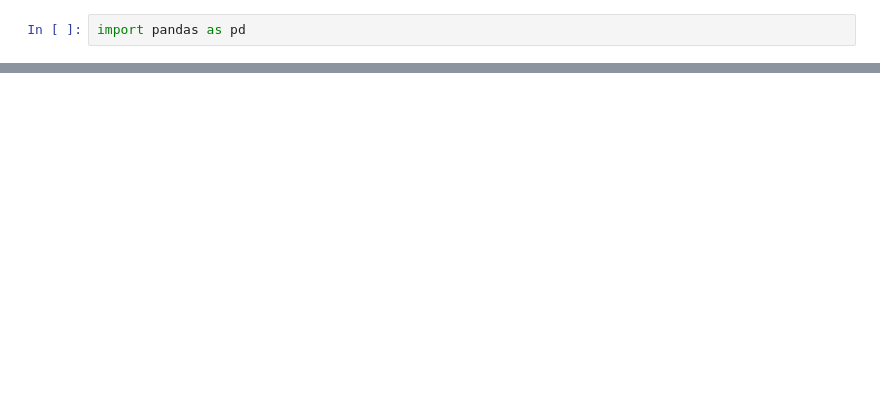
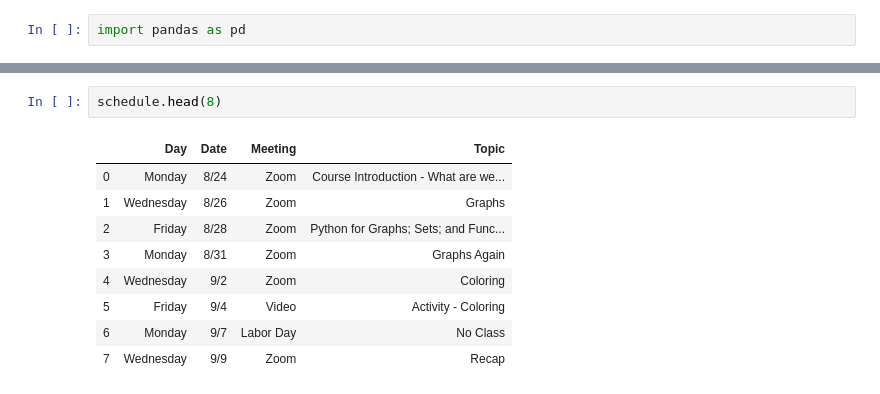
Before and after one commit to virgilpierce/MATH-228, a Jupyter notebook: Course Schedule.ipynb, the cells around one changed output, grey strips where cells are left out. Drawn from its saved outputs; the diff is of its cells as text; blank space fills up the shorter version.

```diff
--- a/Course Schedule.ipynb
+++ b/Course Schedule.ipynb
@@ -25 +26,13 @@ schedule
 | 47 | NaN | 12/16 | Final Grades Due (5pm) | NaN |
+# %%
+schedule.head(8)
+# %% [output]
+|  | Day | Date | Meeting | Topic |
+| 0 | Monday | 8/24 | Zoom | Course Introduction - What are we... |
+| 1 | Wednesday | 8/26 | Zoom | Graphs |
+| 2 | Friday | 8/28 | Zoom | Python for Graphs; Sets; and Func... |
+| 3 | Monday | 8/31 | Zoom | Graphs Again |
+| 4 | Wednesday | 9/2 | Zoom | Coloring |
+| 5 | Friday | 9/4 | Video | Activity - Coloring |
+| 6 | Monday | 9/7 | Labor Day | No Class |
+| 7 | Wednesday | 9/9 | Zoom | Recap |
```
Also changed, not shown: parts of 2 cells of this notebook.
